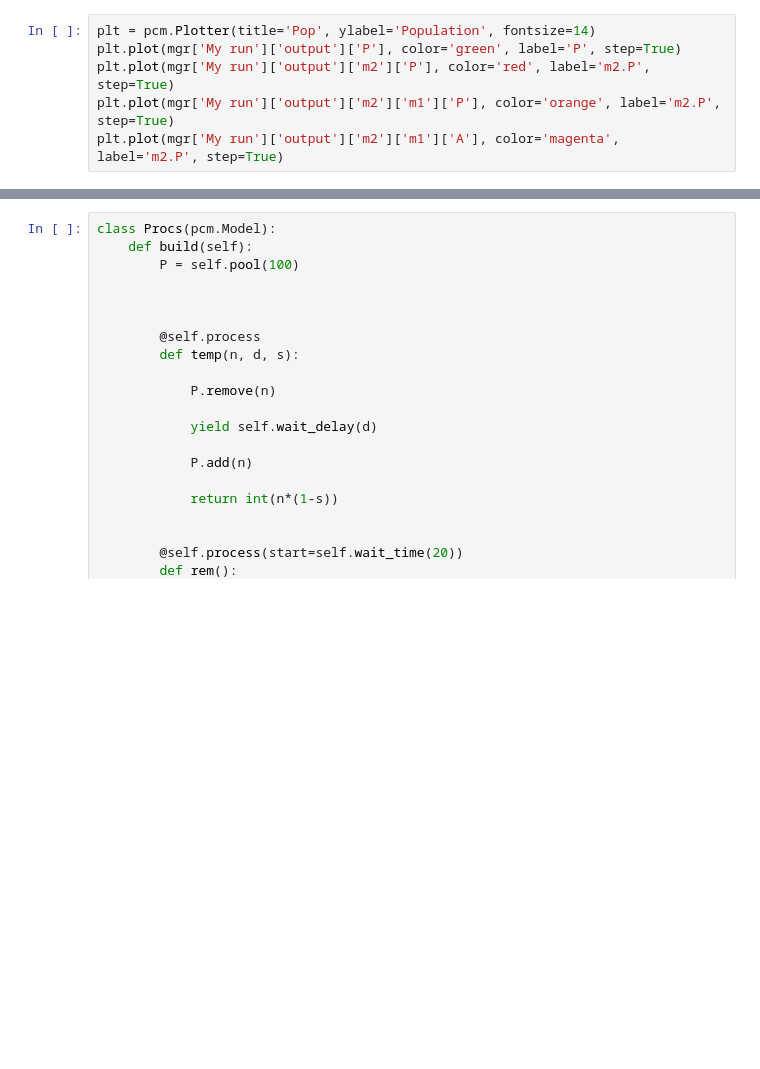
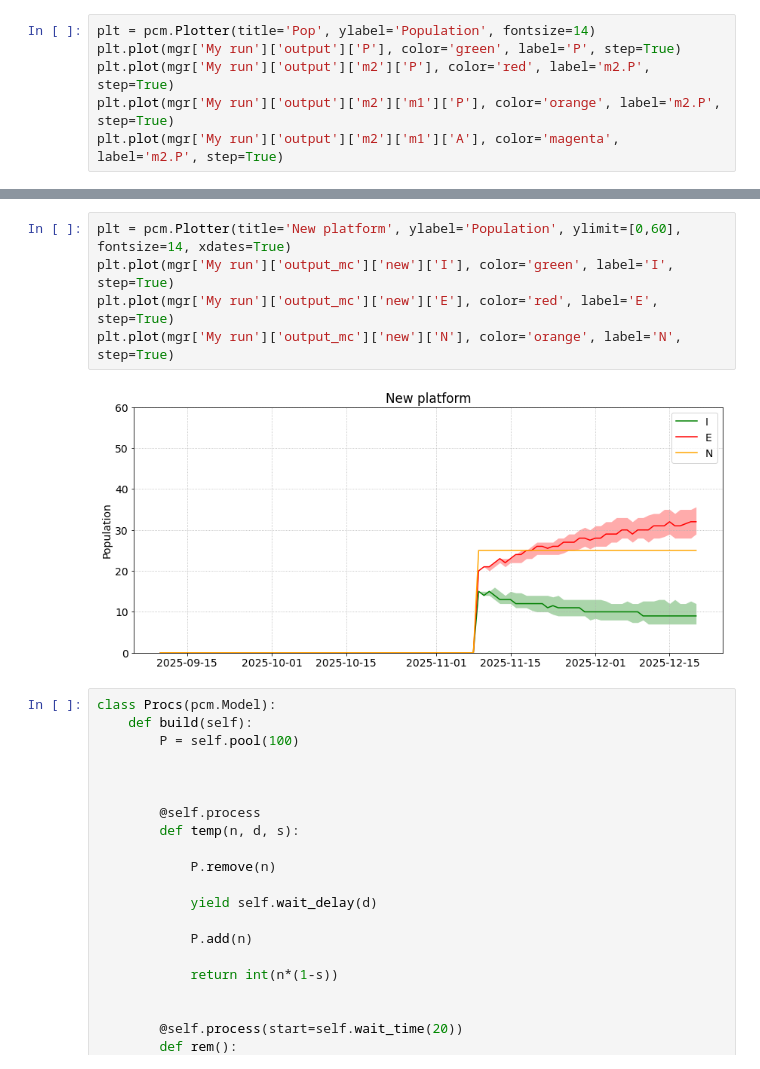
Before and after one commit to DND-DRDC-RDDC/OS_PyCoMod, a Jupyter notebook: test.ipynb, the cells around one changed output, grey strips where cells are left out. Cells and saved outputs as stored; diff of their text form; blank space fills up the shorter version.

```diff
--- a/test.ipynb
+++ b/test.ipynb
@@ -446,3 +486,10 @@ plt.plot(mgr['My run']['output']['P'], color='blue', label='P', step=False)
+# %%
+plt = pcm.Plotter(title='New platform', ylabel='Population', ylimit=[0,60], fontsize=14, xdates=True)
+plt.plot(mgr['My run']['output_mc']['new']['I'], color='green', label='I', step=True)
+plt.plot(mgr['My run']['output_mc']['new']['E'], color='red', label='E', step=True)
+plt.plot(mgr['My run']['output_mc']['new']['N'], color='orange', label='N', step=True)
+# %% [output]
+[figure, added]
 # %%
 class Procs(pcm.Model):
     def build(self):
```
Also changed, not shown: parts of 18 cells of this notebook.
